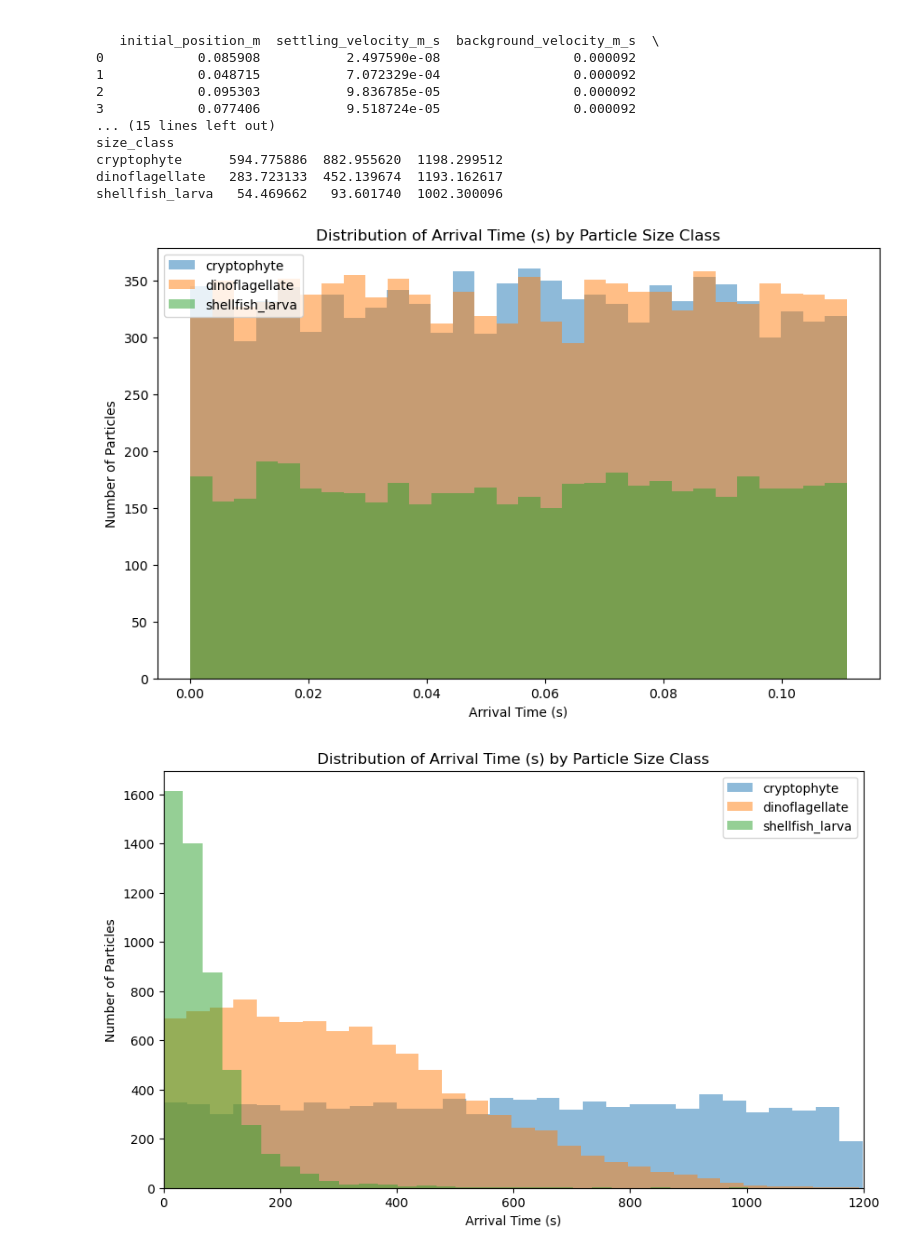
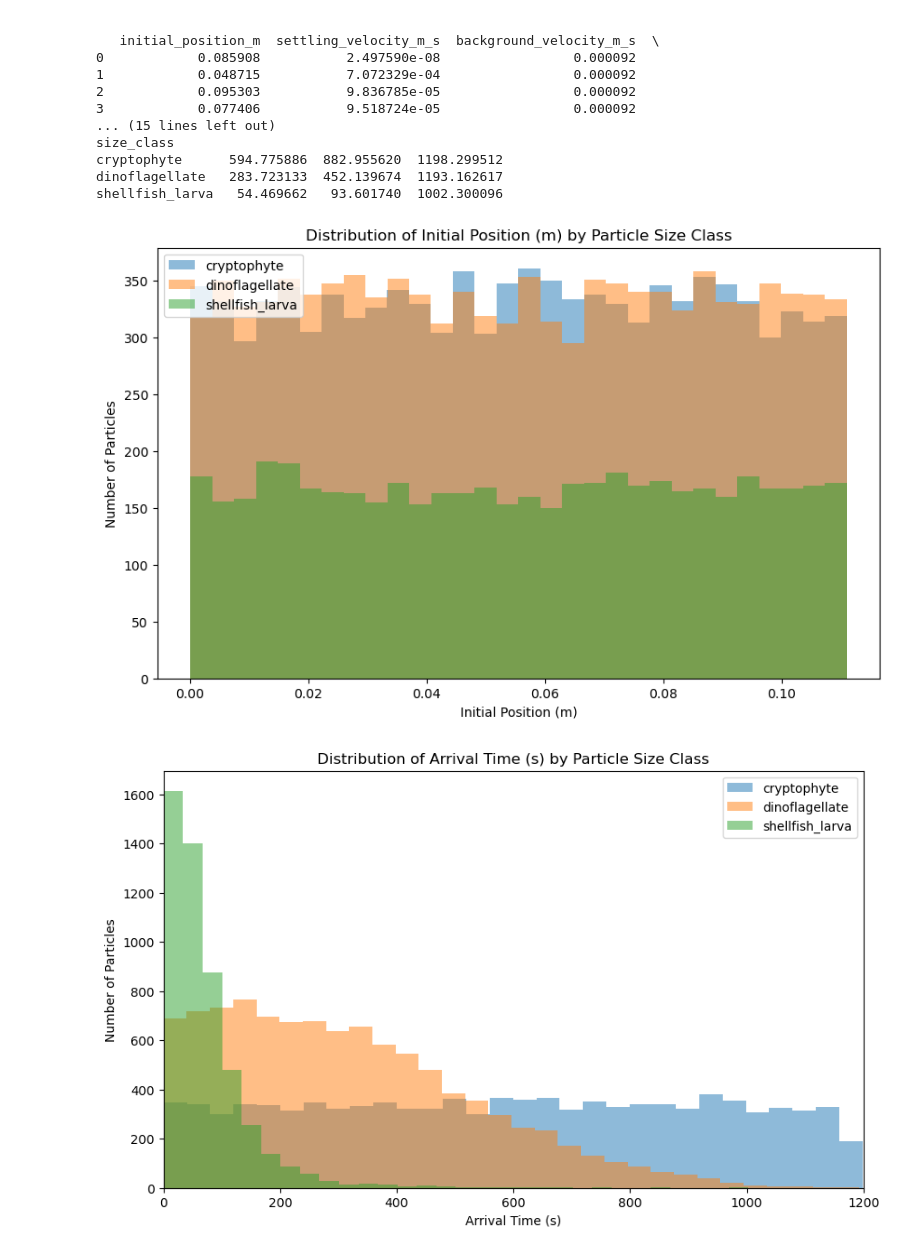
Before and after one commit to michaelstaiger/IFCBParticleSize, a Jupyter notebook: EmpyricalAnalysis/Notebooks/ReasearhReport/In_Silico/StokesParticleModeling.ipynb, the cells around one changed output. Saved outputs shown, nothing was run; the diff lists cells and outputs as text; code cells hidden in the pictures.

```diff
--- a/EmpyricalAnalysis/Notebooks/ReasearhReport/In_Silico/StokesParticleModeling.ipynb
+++ b/EmpyricalAnalysis/Notebooks/ReasearhReport/In_Silico/StokesParticleModeling.ipynb
@@ -179,17 +179,19 @@ cryptophyte      594.775886  882.955620  1198.299512
 dinoflagellate   283.723133  452.139674  1193.162617
 shellfish_larva   54.469662   93.601740  1002.300096
 # %%
+import matplotlib.pyplot as plt
+
 plt.figure(figsize=(10, 6))
 for size_class in particle_classes["size_class"]:
     subset = df[df["size_class"] == size_class]
     plt.hist(subset["initial_position_m"], bins=30, alpha=0.5, label=size_class)  # Limit x-axis for better visualization
-plt.xlabel("Arrival Time (s)")
+plt.xlabel("Initial Position (m)")
 plt.ylabel("Number of Particles")
-plt.title("Distribution of Arrival Time (s) by Particle Size Class")
+plt.title("Distribution of Initial Position (m) by Particle Size Class")
 plt.legend()
 plt.show()
 # %% [output]
-[figure, old version]
+[figure, new version]
 # %%
 import matplotlib.pyplot as plt
 
```
Also changed, not shown: parts of 4 cells of this notebook, 4 other files.
